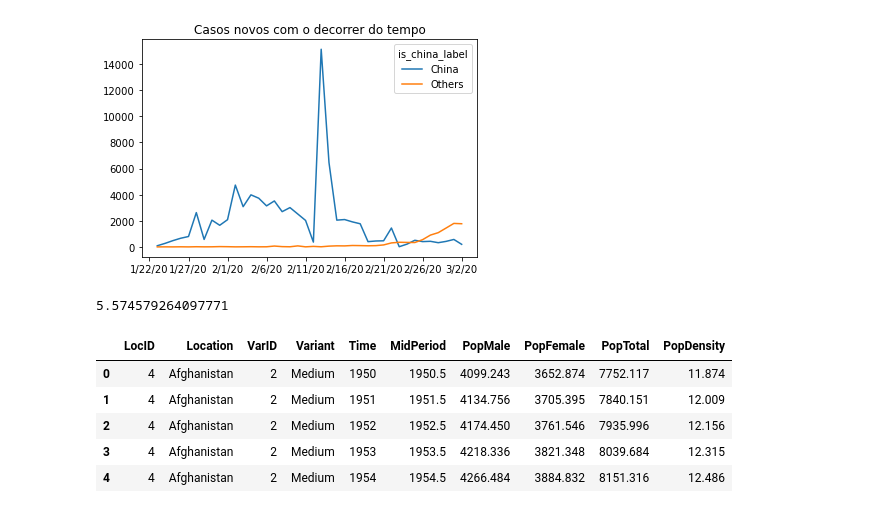
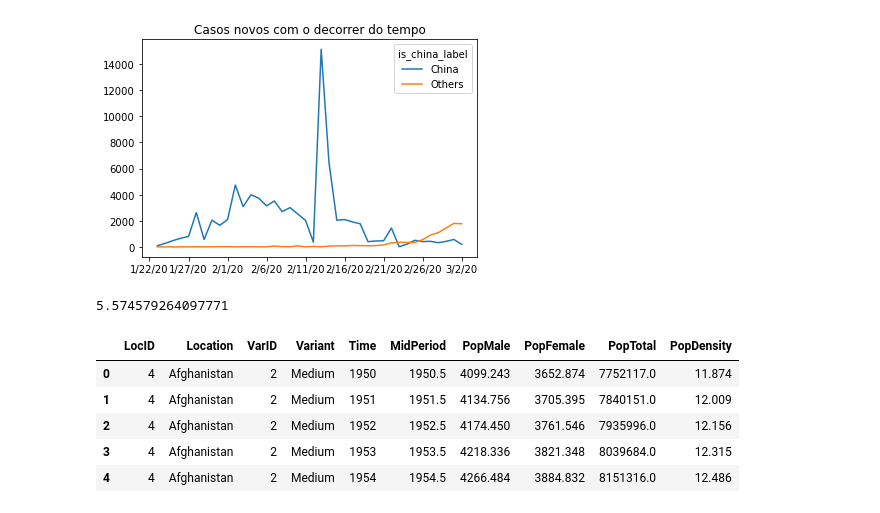
Before and after one commit to yorinori/Alura, a Jupyter notebook: Data_Science-visualizacao_de_dados_para_saude_e_medicina/Data_Science_e_Saude.ipynb, the cells around one changed output. Cells and saved outputs as stored; diff of their text form; code cells hidden in the pictures.

```diff
--- a/Data_Science-visualizacao_de_dados_para_saude_e_medicina/Data_Science_e_Saude.ipynb
+++ b/Data_Science-visualizacao_de_dados_para_saude_e_medicina/Data_Science_e_Saude.ipynb
@@ -958,11 +958,12 @@ incidence_ratio
 5.574579264097771
 # %%
 un_population = pd.read_csv('https://population.un.org/wpp/Download/Files/1_Indicators%20(Standard)/CSV_FILES/WPP2019_TotalPopulationBySex.csv')
+un_population['PopTotal'] = un_population['PopTotal'] * 1000
 un_population.head()
 # %% [output]
 |  | LocID | Location | VarID | Variant | Time | MidPeriod | PopMale | PopFemale | PopTotal | PopDensity |
-| 0 | 4 | Afghanistan | 2 | Medium | 1950 | 1950.5 | 4099.243 | 3652.874 | 7752.117 | 11.874 |
-| 1 | 4 | Afghanistan | 2 | Medium | 1951 | 1951.5 | 4134.756 | 3705.395 | 7840.151 | 12.009 |
-| 2 | 4 | Afghanistan | 2 | Medium | 1952 | 1952.5 | 4174.450 | 3761.546 | 7935.996 | 12.156 |
-| 3 | 4 | Afghanistan | 2 | Medium | 1953 | 1953.5 | 4218.336 | 3821.348 | 8039.684 | 12.315 |
-| 4 | 4 | Afghanistan | 2 | Medium | 1954 | 1954.5 | 4266.484 | 3884.832 | 8151.316 | 12.486 |
+| 0 | 4 | Afghanistan | 2 | Medium | 1950 | 1950.5 | 4099.243 | 3652.874 | 7752117.0 | 11.874 |
+| 1 | 4 | Afghanistan | 2 | Medium | 1951 | 1951.5 | 4134.756 | 3705.395 | 7840151.0 | 12.009 |
+| 2 | 4 | Afghanistan | 2 | Medium | 1952 | 1952.5 | 4174.450 | 3761.546 | 7935996.0 | 12.156 |
+| 3 | 4 | Afghanistan | 2 | Medium | 1953 | 1953.5 | 4218.336 | 3821.348 | 8039684.0 | 12.315 |
+| 4 | 4 | Afghanistan | 2 | Medium | 1954 | 1954.5 | 4266.484 | 3884.832 | 8151316.0 | 12.486 |
```
Also changed, not shown: parts of 23 cells of this notebook.
